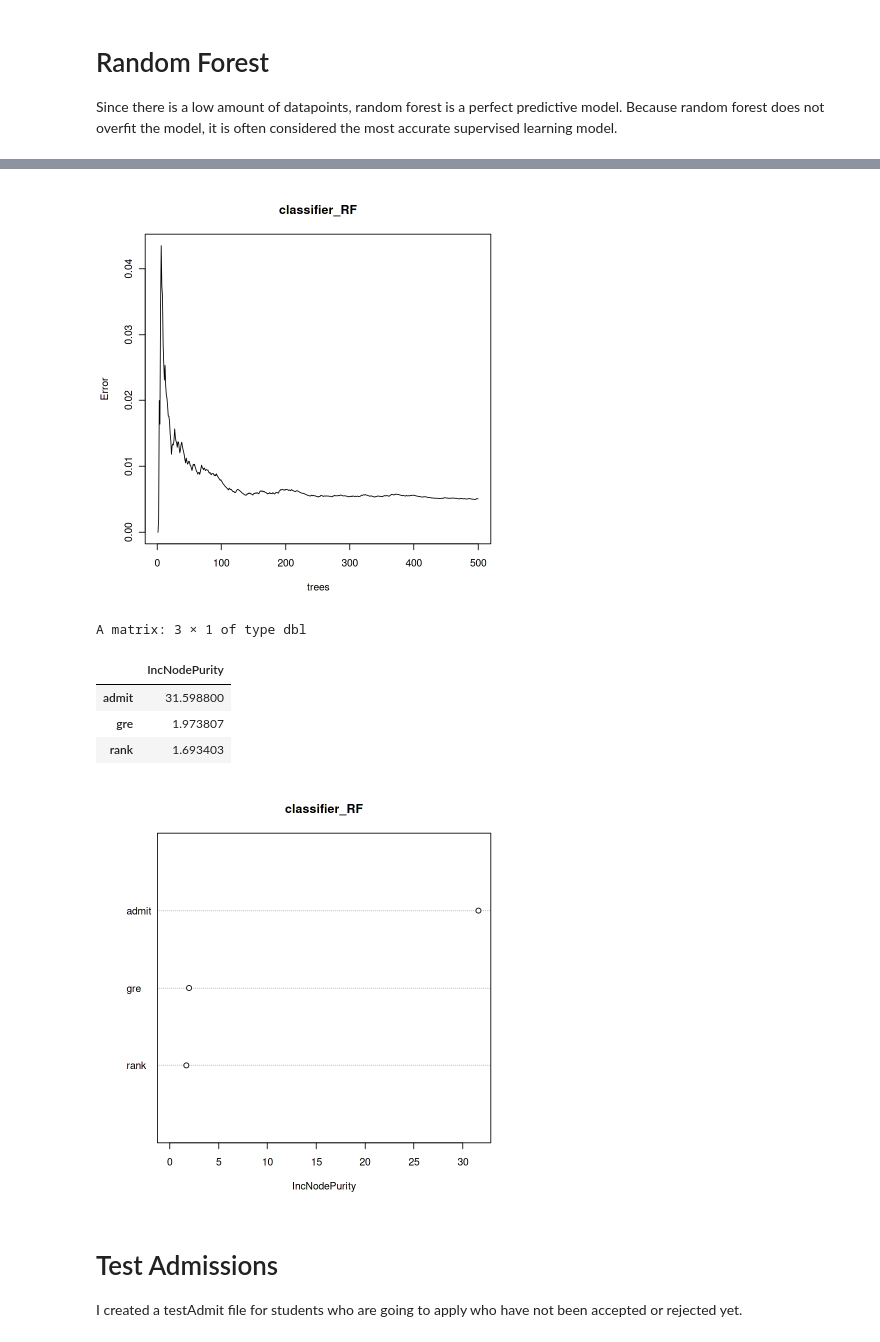
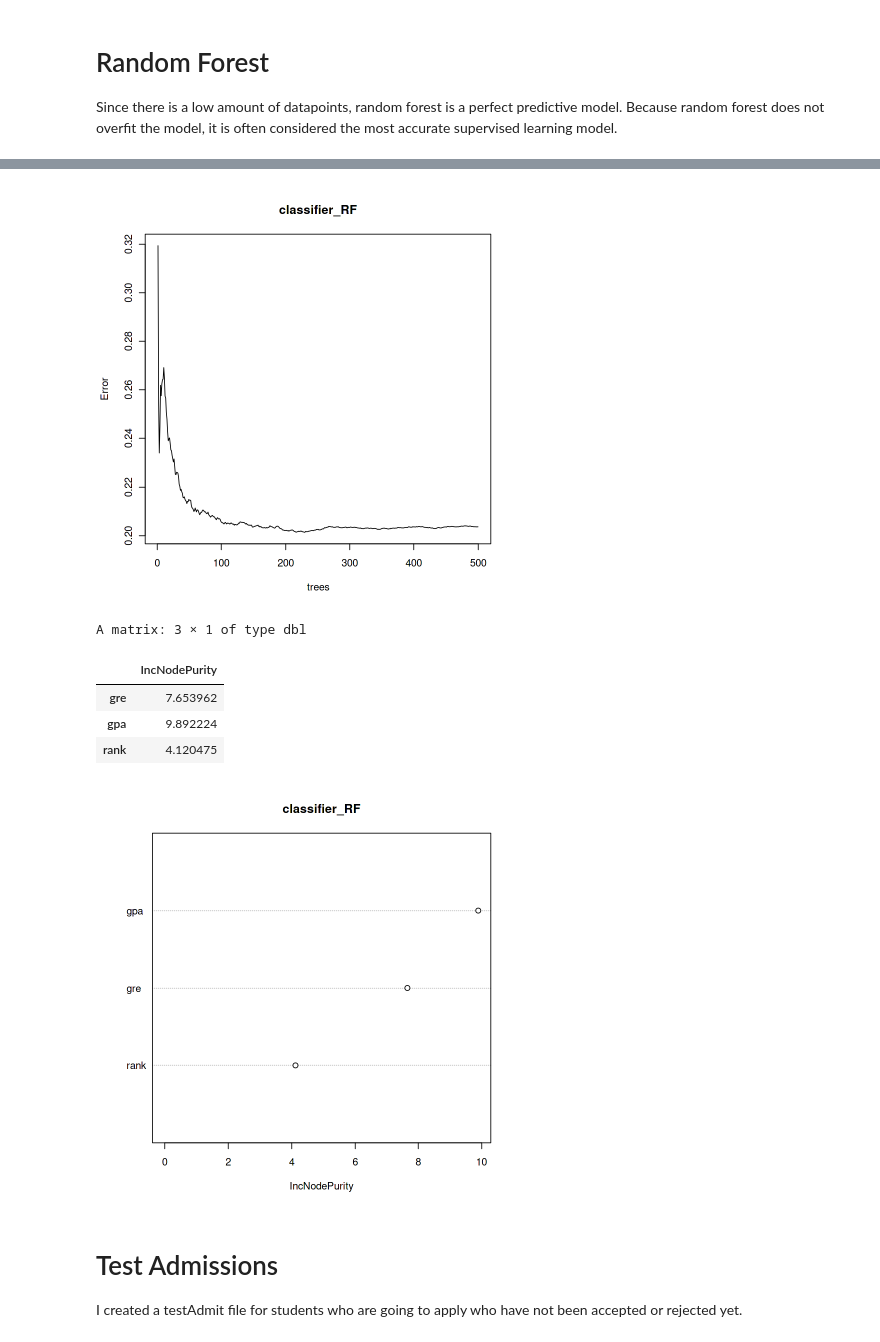
Before and after one commit to ScottySchmidt/AdvancedAnalytics, a Jupyter notebook: Admissions.ipynb, the cells around one changed output, grey strips where cells are left out. Cells and saved outputs as stored; diff of their text form; code cells hidden in the pictures.

Commit message:
Kaggle Notebook | AdmitR | Version 11

```diff
--- a/Admissions.ipynb
+++ b/Admissions.ipynb
@@ -239,9 +253,11 @@ library(randomForest)
 
 # Fitting Random Forest to the train dataset
 set.seed(120)  # Setting seed
-classifier_RF = randomForest(x = train[-3],
+classifier_RF = randomForest(x = train[-1],
                              y = train$admit,
-                             ntree = 500)
+                             ntree = 500,
+                             maxdepth= 5,
+                            )
 classifier_RF
 # %% [output]
 randomForest 4.6-14
@@ -270,15 +286,15 @@ No. of variables tried at each split: 1
 # %%
 # Predicting the Test results:
-y_pred = predict(classifier_RF, newdata = test[-3])
+y_pred = predict(classifier_RF, newdata = test[-1])
 
 # Confusion Matrix
 confusion_mtx = table(test[, 3], y_pred)
 #confusion_mtx
 
 # Plotting model
 plot(classifier_RF)
 # %% [output]
-[figure, old version]
+[figure, new version]
 # %%
 # Importance plot
 importance(classifier_RF)
@@ -288,10 +304,10 @@ varImpPlot(classifier_RF)
 # %% [output]
 A matrix: 3 × 1 of type dbl
 |  | IncNodePurity |
-| admit | 31.598800 |
-| gre | 1.973807 |
-| rank | 1.693403 |
+| gre | 7.653962 |
+| gpa | 9.892224 |
+| rank | 4.120475 |
-[figure, old version]
+[figure, new version]
 # %% [markdown]
 # Test Admissions
 I created a testAdmit file for students who are going to apply who have not been accepted or rejected yet.
```
Also changed, not shown: parts of 3 cells of this notebook.
